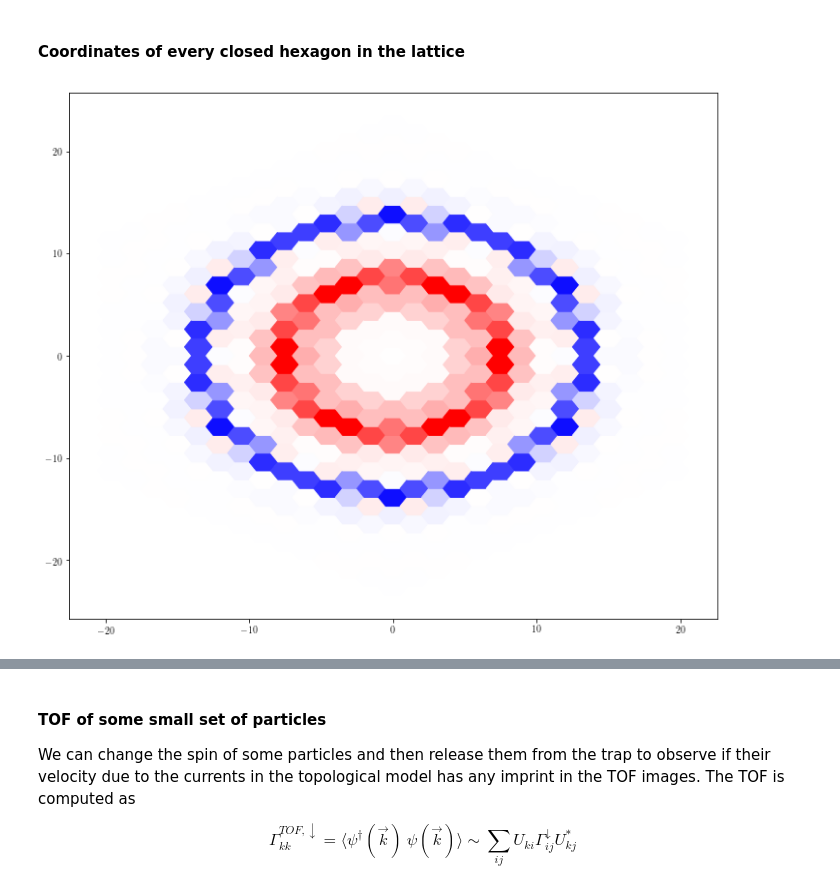
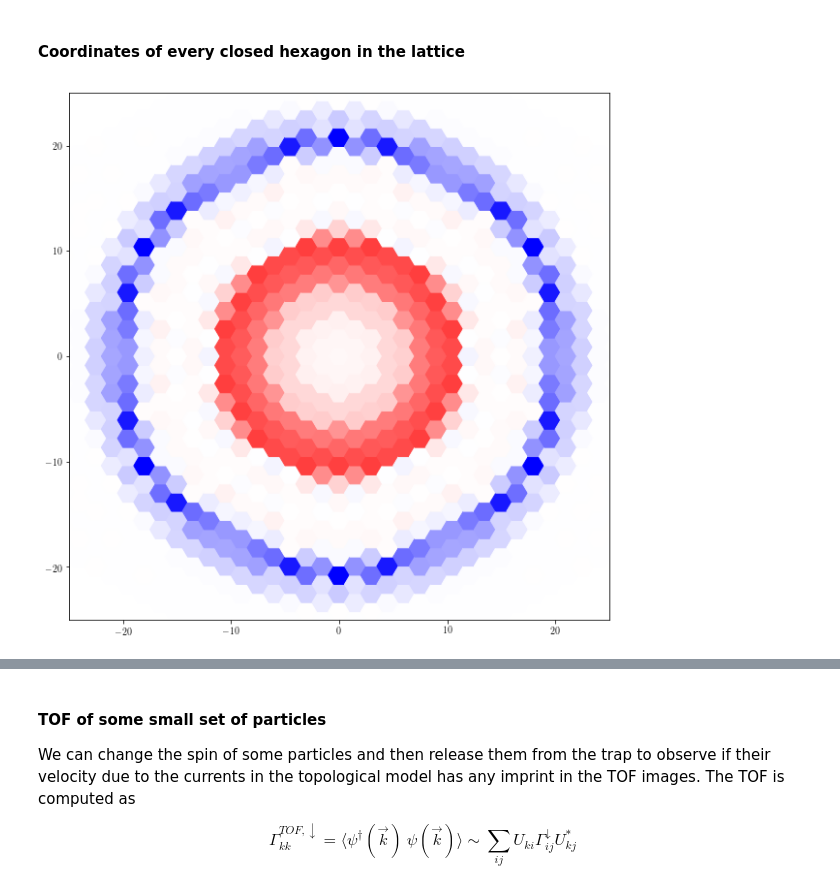
Before and after one commit to juanjosegarciaripoll/haldane, a Jupyter notebook: main.ipynb, the cells around one changed output, grey strips where cells are left out. Saved outputs shown, nothing was run; the diff lists cells and outputs as text; code cells hidden in the pictures.

```diff
--- a/main.ipynb
+++ b/main.ipynb
@@ -13,6 +17,8 @@ import matplotlib.cm as cm
 from lattice import OpenLattice, HexagonalLattice
 from hamiltonian import OpenHamiltonian
 from plot_lattice import plot_voronoi
+# %%
+mpl.rcParams['text.usetex'] = True
 # %% [markdown]
 ## Hamiltonian parameters
 
@@ -21,9 +27,8 @@ Hamiltonian:
 $$ H = \sum_{ij} A_{ij}\ c^\dagger_i c_j = t_1 \sum_{\langle ij\rangle} c^\dagger_i c_j + t_2 \sum_{\langle\langle ij\rangle\rangle} e^{i\phi_{ij}} c^\dagger_i c_j $$
 # %%
 # Lattice sizes
-Nx = Ny = 28
-N = 300
-lattice = HexagonalLattice(Nx, Ny)
+Nx = Ny = 40
+lattice = OpenLattice(Nx, Ny)
 
 # Haldane Hamiltonian's parameters
 t1 = 1
@@ -32,7 +37,7 @@ dphi = 0.5
 lattice_imbalance = 0
 
 # Harmonica trap strength
-trap_potential = 1/20
+trap_potential = 1/50
 
 hopping_params = (t1, t2, dphi)
 hoppings_type = 'haldane'
@@ -40,5 +45,4 @@ ham = OpenHamiltonian(lattice, hopping_params, hoppings_type,
                       trap_potential, lattice_imbalance)
 
 print(f'Number of sites = {lattice.L}')
-print(f'Number of particles = {N}')
 # %% [output]
@@ -107,2 +101,8 @@ plt.show()
+# %%
+# Choose a temperature and a particle number to compute the currents
+β = 100
+N = 650
+
+Γ = compute_Γ(β, N)
 # %% [markdown]
 ## Occupation numbers
@@ -116,0 +109,24 @@ Maximum occupation: 0.9993634788890645
+# %%
+occupations = np.real(np.diag(Γ))
+
+fig = plt.figure(figsize=(15, 12))
+norm = mpl.colors.Normalize(vmin=0, vmax=1, clip=True)
+mapper = cm.ScalarMappable(norm=norm, cmap='bwr')
+
+fill_coords = np.zeros((lattice.L, 3, 2), np.float64)
+disp_A = np.array([[-1, 0], [1/2, np.sqrt(3)/2], [1/2, -np.sqrt(3)/2]])
+disp_B = np.array([[1, 0], [-1/2, np.sqrt(3)/2], [-1/2, -np.sqrt(3)/2]])
+for i in range(lattice.L):
+    if lattice.lat_coords[i, 2] == 0:
+        fill_coords[i] = lattice.xy_coords[i] + disp_A
+    else:
+        fill_coords[i] = lattice.xy_coords[i] + disp_B
+    plt.fill(fill_coords[i, :, 0], fill_coords[i, :, 1],
+             color=mapper.to_rgba(occupations[i]), alpha=1)
+
+plt.xticks(fontsize=20)
+plt.yticks(fontsize=20)
+plt.text(20, 30, r'max occupation: {}'.format(np.round(np.max(occupations), 4)), fontsize=20)
+plt.tight_layout()
+plt.savefig('./images/real_space_densities.pdf')
+plt.show()
@@ -222,30 +411,33 @@ for i in range(0, lattice.L):
 hexagons = np.array(hexagons, np.int64)
 # %%
 # Circular currents
+currents = 2*np.imag(ham.A*Γ)
 circular_currents = np.zeros(hexagons.shape[0], np.float64)
 for i in range(hexagons.shape[0]):
     for j in range(6):
         # First neighbor currents.
         circular_currents[i] += currents[hexagons[i, (j+1)%6], hexagons[i, j]]
     for j in range(3):
         # Sublattice A second neighbor currents.
         circular_currents[i] += currents[hexagons[i, (2*j+2)%6], hexagons[i, 2*j]]
         # Sublattice B second negihbor currents.
         circular_currents[i] += currents[hexagons[i, (2*j+3)%6], hexagons[i, 2*j+1]]
 
 data = circular_currents
 max_abs_data = np.max(np.abs(data))
 norm = mpl.colors.Normalize(vmin=-max_abs_data, vmax=max_abs_data,
                             clip=True)
 mapper = cm.ScalarMappable(norm=norm, cmap='bwr')
 
-plt.figure(figsize=(12, 10))
+plt.figure(figsize=(10, 10))
 for i in range(hexagons.shape[0]):
     plt.fill(lattice.xy_coords[hexagons[i], 0], lattice.xy_coords[hexagons[i], 1],
              color=mapper.to_rgba(data[i]))
+plt.xlim([-25, 25])
+plt.ylim([-25, 25])
 plt.show()
 # %% [output]
-[figure, old version]
+[figure, new version]
 # %% [markdown]
 ## Time of flight images
 
```
Also changed, not shown: parts of 47 cells of this notebook, 2 other files.
